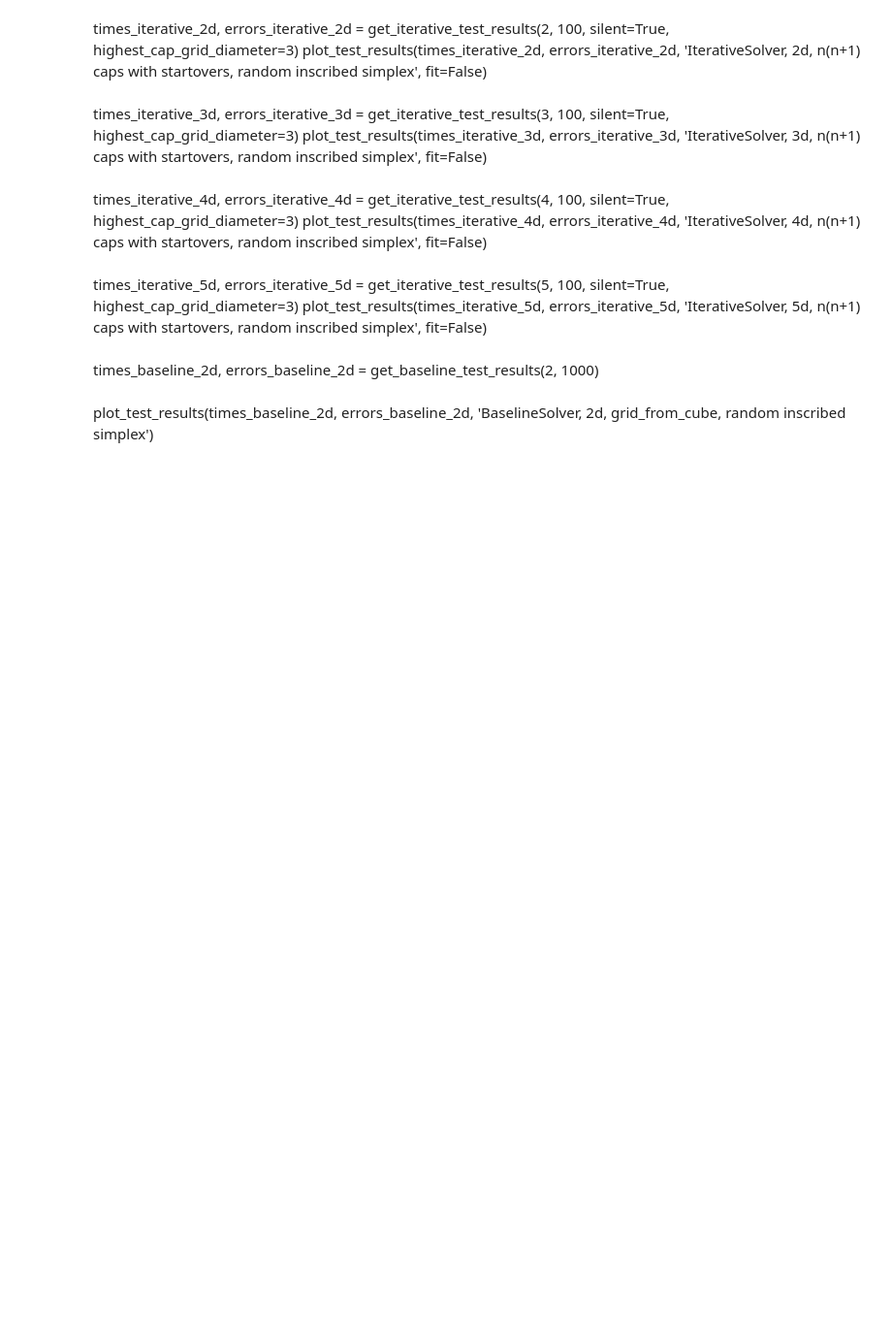
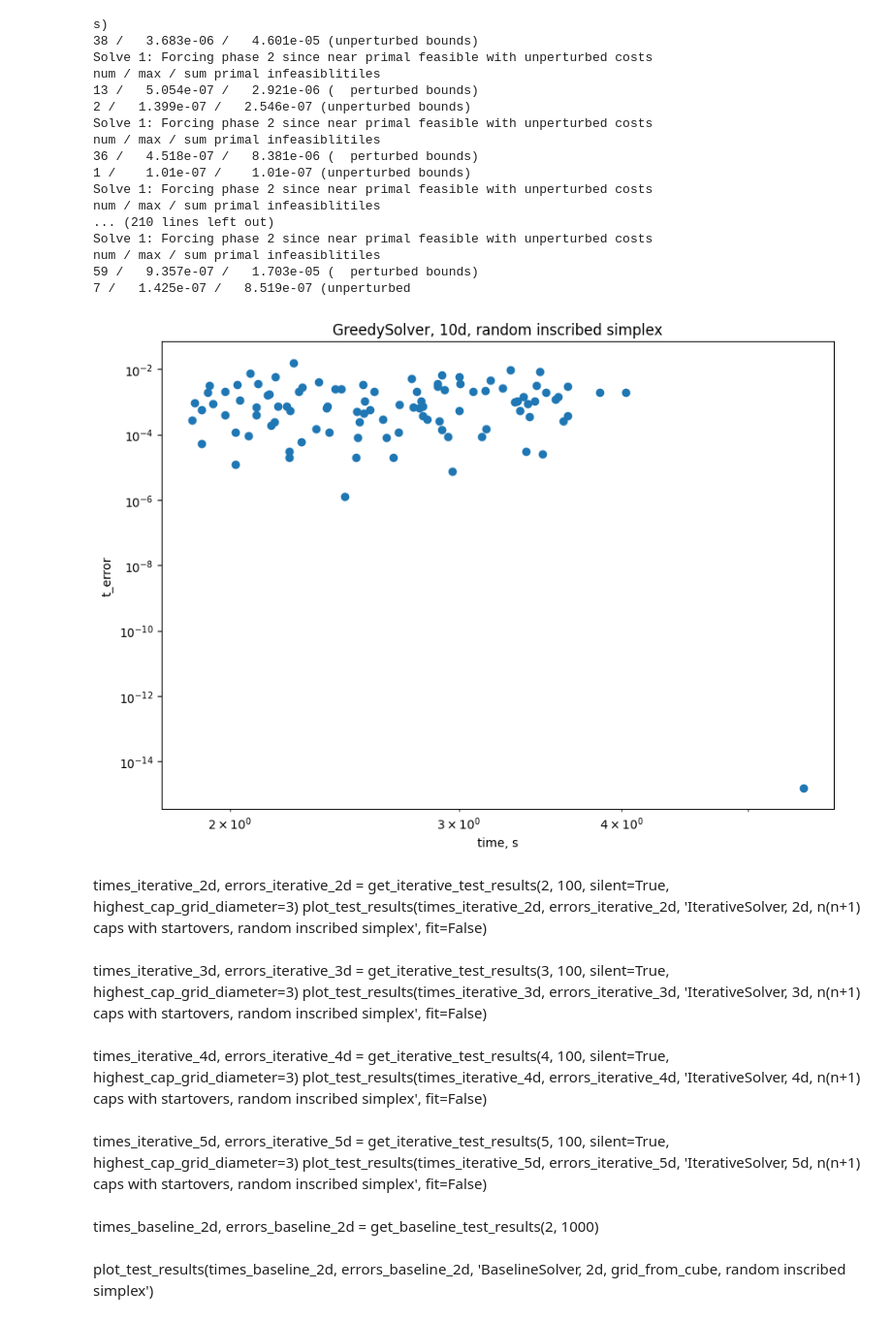
Before and after one commit to Paul566/GraduateThesis, a Jupyter notebook: nb.ipynb, the cells around one changed output. Shown at 97% size. Cells and saved outputs as stored; diff of their text form; code cells hidden in the pictures; blank space fills up the shorter version.

```diff
--- a/nb.ipynb
+++ b/nb.ipynb
@@ -85,3 +124,25 @@ plot_test_results(times_greedy_5d, errors_greedy_5d, 'GreedySolver, 5d, random i
+# %%
+times_greedy_10d, errors_greedy_10d = get_greedy_test_results(10, 100, silent=True)
+plot_test_results(times_greedy_10d, errors_greedy_10d, 'GreedySolver, 10d, random inscribed simplex', fit=False)
+# %% [output]
+s)
+38 /   3.683e-06 /   4.601e-05 (unperturbed bounds)
+Solve 1: Forcing phase 2 since near primal feasible with unperturbed costs
+num / max / sum primal infeasiblitiles
+13 /   5.054e-07 /   2.921e-06 (  perturbed bounds)
+2 /   1.399e-07 /   2.546e-07 (unperturbed bounds)
+Solve 1: Forcing phase 2 since near primal feasible with unperturbed costs
+num / max / sum primal infeasiblitiles
+36 /   4.518e-07 /   8.381e-06 (  perturbed bounds)
+1 /    1.01e-07 /    1.01e-07 (unperturbed bounds)
+Solve 1: Forcing phase 2 since near primal feasible with unperturbed costs
+num / max / sum primal infeasiblitiles
+... (210 lines left out)
+Solve 1: Forcing phase 2 since near primal feasible with unperturbed costs
+num / max / sum primal infeasiblitiles
+59 /   9.357e-07 /   1.703e-05 (  perturbed bounds)
+7 /   1.425e-07 /   8.519e-07 (unperturbed
+[figure, added]
 # %% [markdown]
 times_iterative_2d, errors_iterative_2d = get_iterative_test_results(2, 100, silent=True, highest_cap_grid_diameter=3)
 plot_test_results(times_iterative_2d, errors_iterative_2d, 'IterativeSolver, 2d, n(n+1) caps with startovers, random inscribed simplex', fit=False)
```
Also changed, not shown: parts of 5 cells of this notebook, 6 other files.
